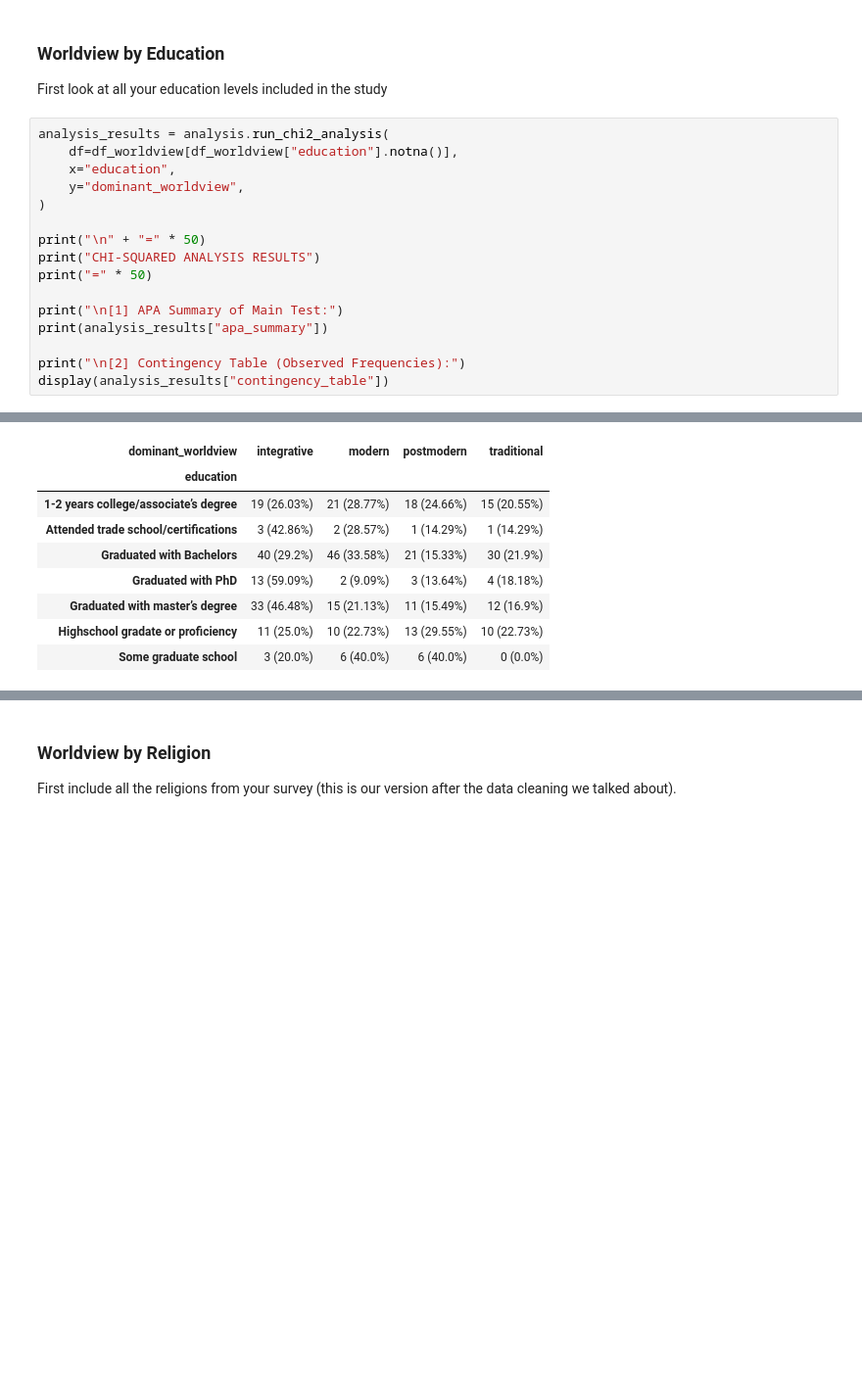
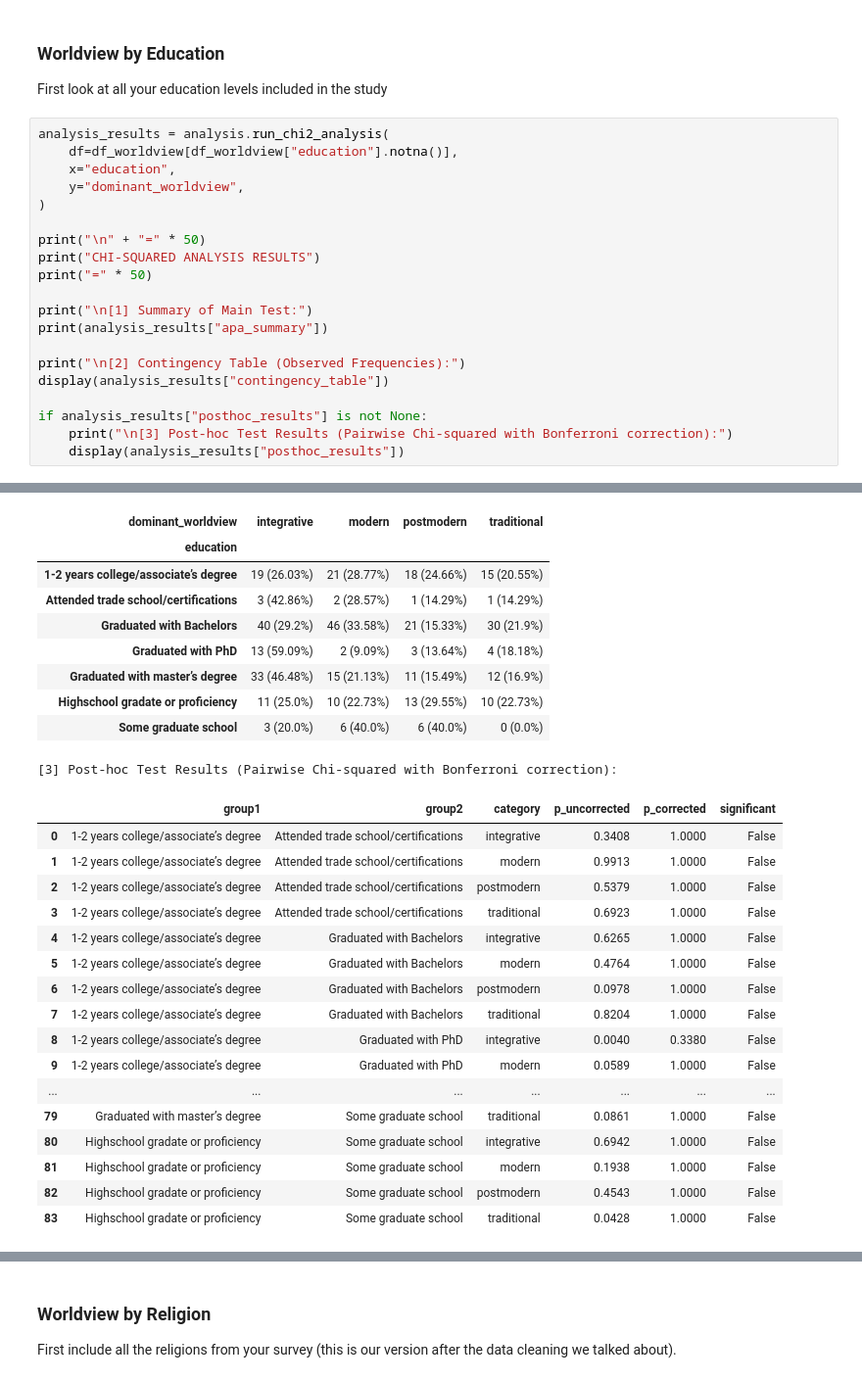
Before and after one commit to ReneeErnst/worldview-study, a Jupyter notebook: notebooks/analysis.ipynb, the cells around one changed output, grey strips where cells are left out. Shown: that part at 98% size. Drawn from its saved outputs; the diff is of its cells as text; blank space fills up the shorter version.

Commit message:
more post hoc tests

```diff
--- a/notebooks/analysis.ipynb
+++ b/notebooks/analysis.ipynb
@@ -803,11 +832,15 @@ print("\n" + "=" * 50)
 print("CHI-SQUARED ANALYSIS RESULTS")
 print("=" * 50)
 
-print("\n[1] APA Summary of Main Test:")
+print("\n[1] Summary of Main Test:")
 print(analysis_results["apa_summary"])
 
 print("\n[2] Contingency Table (Observed Frequencies):")
 display(analysis_results["contingency_table"])
+
+if analysis_results["posthoc_results"] is not None:
+    print("\n[3] Post-hoc Test Results (Pairwise Chi-squared with Bonferroni correction):")
+    display(analysis_results["posthoc_results"])
 # %% [output]
 Overall test was significant (p = 0.0260).
 Conducting post-hoc tests with bonferroni correction.
@@ -820,13 +853,31 @@ CHI-SQUARED ANALYSIS RESULTS
 χ²(18, N = 369) = 31.37, p = 0.026, Cramer's V = 0.17
 
 [2] Contingency Table (Observed Frequencies):
 | dominant_worldview | integrative | modern | postmodern | traditional |
 | education |  |  |  |  |
 | 1-2 years college/associate’s degree | 19 (26.03%) | 21 (28.77%) | 18 (24.66%) | 15 (20.55%) |
 | Attended trade school/certifications | 3 (42.86%) | 2 (28.57%) | 1 (14.29%) | 1 (14.29%) |
 | Graduated with Bachelors | 40 (29.2%) | 46 (33.58%) | 21 (15.33%) | 30 (21.9%) |
 | Graduated with PhD | 13 (59.09%) | 2 (9.09%) | 3 (13.64%) | 4 (18.18%) |
 | Graduated with master’s degree | 33 (46.48%) | 15 (21.13%) | 11 (15.49%) | 12 (16.9%) |
 | Highschool gradate or proficiency | 11 (25.0%) | 10 (22.73%) | 13 (29.55%) | 10 (22.73%) |
 | Some graduate school | 3 (20.0%) | 6 (40.0%) | 6 (40.0%) | 0 (0.0%) |
+[3] Post-hoc Test Results (Pairwise Chi-squared with Bonferroni correction):
+|  | group1 | group2 | category | p_uncorrected | p_corrected | significant |
+| 0 | 1-2 years college/associate’s degree | Attended trade school/certifications | integrative | 0.3408 | 1.0000 | False |
+| 1 | 1-2 years college/associate’s degree | Attended trade school/certifications | modern | 0.9913 | 1.0000 | False |
+| 2 | 1-2 years college/associate’s degree | Attended trade school/certifications | postmodern | 0.5379 | 1.0000 | False |
+| 3 | 1-2 years college/associate’s degree | Attended trade school/certifications | traditional | 0.6923 | 1.0000 | False |
+| 4 | 1-2 years college/associate’s degree | Graduated with Bachelors | integrative | 0.6265 | 1.0000 | False |
+| 5 | 1-2 years college/associate’s degree | Graduated with Bachelors | modern | 0.4764 | 1.0000 | False |
+| 6 | 1-2 years college/associate’s degree | Graduated with Bachelors | postmodern | 0.0978 | 1.0000 | False |
+| 7 | 1-2 years college/associate’s degree | Graduated with Bachelors | traditional | 0.8204 | 1.0000 | False |
+| 8 | 1-2 years college/associate’s degree | Graduated with PhD | integrative | 0.0040 | 0.3380 | False |
+| 9 | 1-2 years college/associate’s degree | Graduated with PhD | modern | 0.0589 | 1.0000 | False |
+| ... | ... | ... | ... | ... | ... | ... |
+| 79 | Graduated with master’s degree | Some graduate school | traditional | 0.0861 | 1.0000 | False |
+| 80 | Highschool gradate or proficiency | Some graduate school | integrative | 0.6942 | 1.0000 | False |
+| 81 | Highschool gradate or proficiency | Some graduate school | modern | 0.1938 | 1.0000 | False |
+| 82 | Highschool gradate or proficiency | Some graduate school | postmodern | 0.4543 | 1.0000 | False |
+| 83 | Highschool gradate or proficiency | Some graduate school | traditional | 0.0428 | 1.0000 | False |
 # %% [markdown]
```
Also changed, not shown: parts of 8 cells of this notebook, 1 other file.
